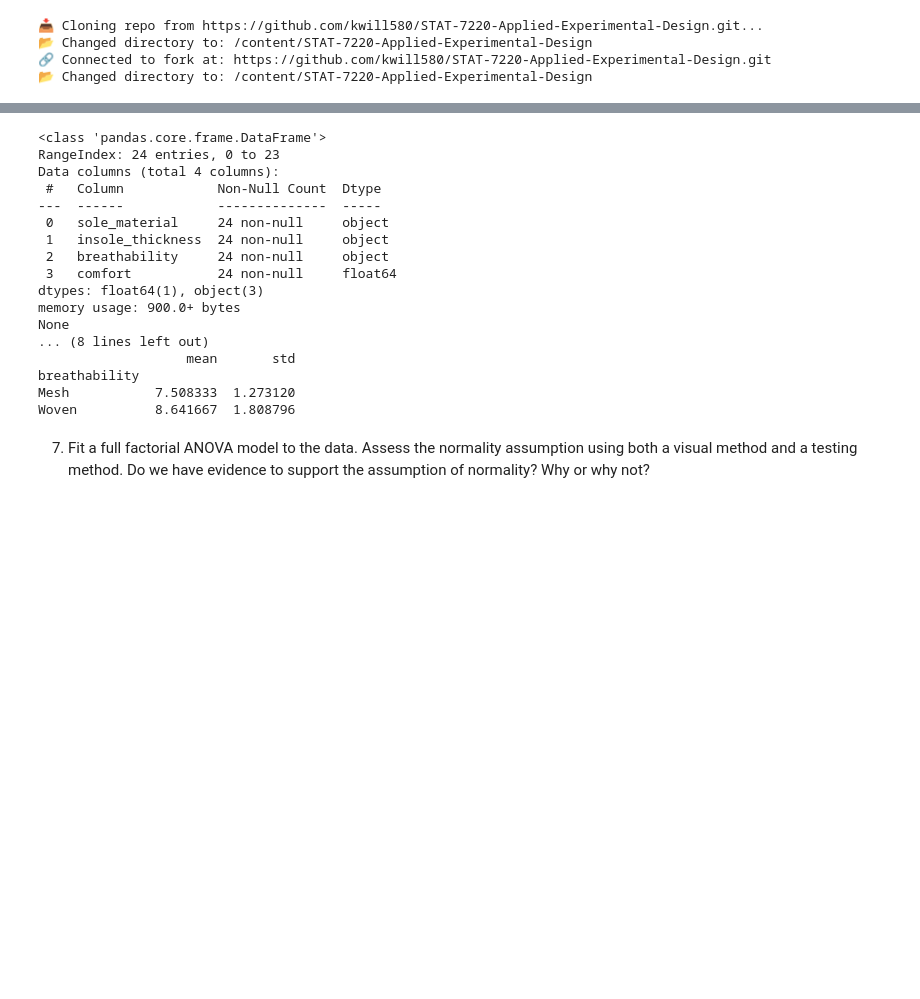
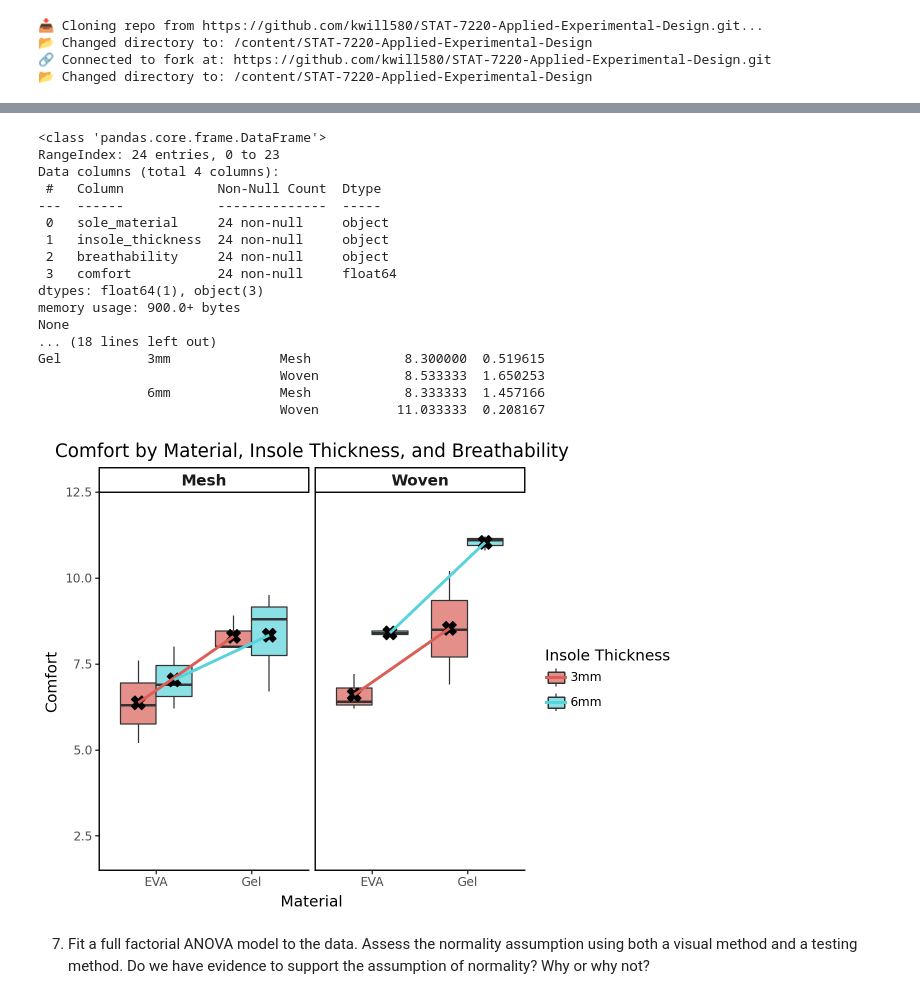
Before and after one commit to kwill580/STAT-7220-Applied-Experimental-Design, a Jupyter notebook: Assignments/HW3/STAT-7220-HW3.ipynb, the cells around one changed output, grey strips where cells are left out. Drawn from its saved outputs; the diff is of its cells as text; code cells hidden in the pictures; blank space fills up the shorter version.

```diff
--- a/Assignments/HW3/STAT-7220-HW3.ipynb
+++ b/Assignments/HW3/STAT-7220-HW3.ipynb
@@ -115,6 +142,13 @@ print(thickness_stats)
 breathing_stats = shoe_data.groupby("breathability")["comfort"].agg(['mean', 'std'])
 
 print(breathing_stats)
+
+
+## Material x Insole x Breathability ##
+
+mat_insole_breath_stats = shoe_data.groupby(["sole_material", "insole_thickness", "breathability"])["comfort"].agg(['mean', 'std'])
+
+print(mat_insole_breath_stats)
 # %% [output]
 <class 'pandas.core.frame.DataFrame'>
 RangeIndex: 24 entries, 0 to 23
@@ -128,11 +162,73 @@ Data columns (total 4 columns):
 dtypes: float64(1), object(3)
 memory usage: 900.0+ bytes
 None
-... (8 lines left out)
-                   mean       std
-breathability
-Mesh           7.508333  1.273120
-Woven          8.641667  1.808796
+... (18 lines left out)
+Gel           3mm              Mesh            8.300000  0.519615
+                               Woven           8.533333  1.650253
+              6mm              Mesh            8.333333  1.457166
+                               Woven          11.033333  0.208167
+# %%
+## Install plotnine
+#%pip install plotnine
+## Import all plotnine functions ##:
+from plotnine import *
+
+# Prepare summarized data
+shoe_means = mat_insole_breath_stats.reset_index()[["sole_material", "insole_thickness", "breathability", "mean"]]
+
+# Define dodge position for aligning points/lines with the boxplots
+box_dodge = position_dodge(0.75)
+
+# Build a single faceted plot
+p = (
+    ggplot(shoe_data, aes(x='sole_material', y='comfort')) +
+
+    # 1. Boxplot layer (base visualization)
+    geom_boxplot(aes(fill='insole_thickness'), alpha=0.7, position=box_dodge) +
+
+    # 2. Mean points (using separate summary data)
+    geom_point(
+        data=shoe_means,
+        mapping=aes(y='mean', group='insole_thickness'),
+        shape='X',
+        size=5,
+        position=box_dodge,
+        color='black'
+    ) +
+
+    # 3. Mean lines
+    geom_line(
+        data=shoe_means,
+        mapping=aes(y='mean', group='insole_thickness', color='insole_thickness'),
+        size=1.2,
+        position=box_dodge
+    ) +
+
+    # 4. Facet by Breathability (two panels side-by-side)
+    facet_wrap('~breathability', ncol=2) +
+
+    # 5. Styling and labels
+    labs(
+        title = "Comfort by Material, Insole Thickness, and Breathability",
+        x = "Material",
+        y = "Comfort",
+        fill = "Insole Thickness",
+        color = "Insole Thickness"
+    ) +
+
+    theme_classic() +
+    theme(
+        plot_title = element_text(hjust=0.5),
+        strip_text = element_text(size=11, weight='bold')
+    ) +
+
+    scale_y_continuous(limits=(2, 12))
+)
+
+# Display
+p
+# %% [output]
+[figure, added]
 # %% [markdown]
 7.  Fit a full factorial ANOVA model to the data. Assess the normality assumption using both a visual method and a testing method. Do we have evidence to support the assumption of normality? Why or why not?
 # %%
```
Also changed, not shown: parts of 1 cell of this notebook.
